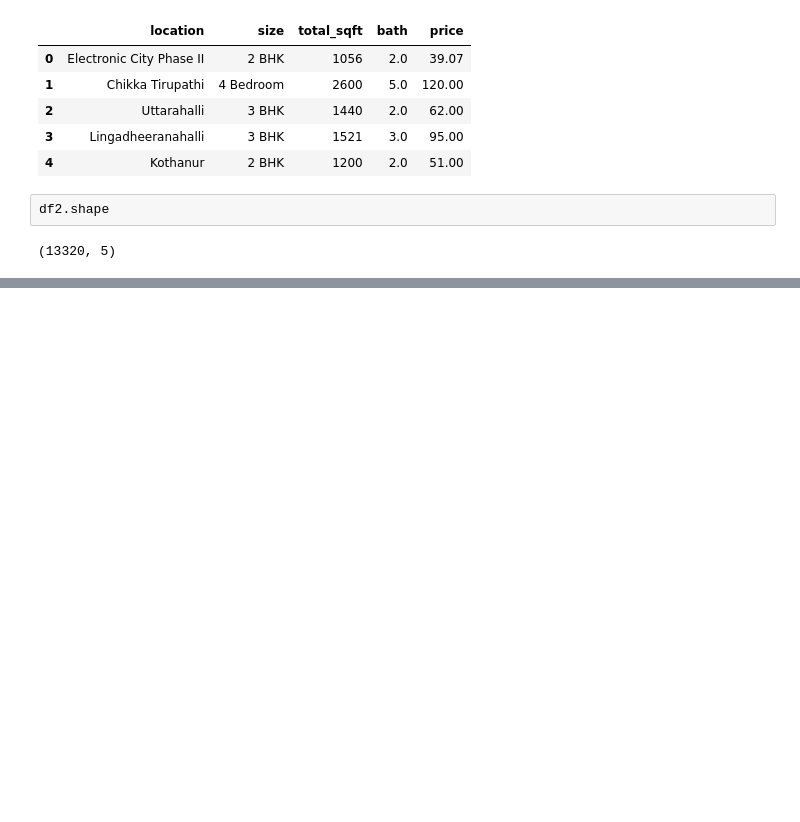
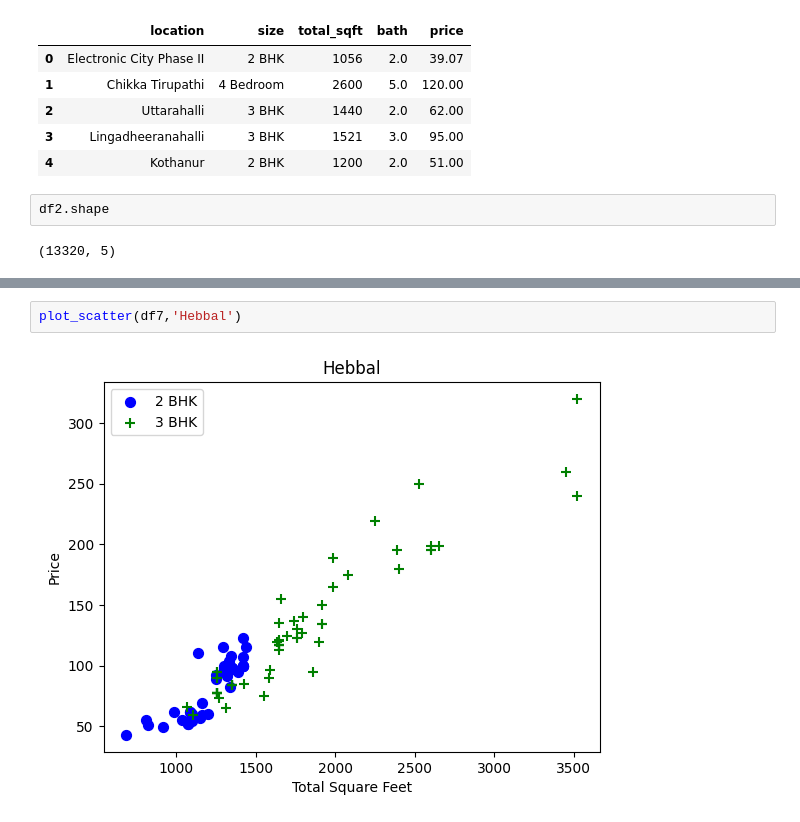
Before and after one commit to Micky373/end_to_end_home_price_prediction_ml_project, a Jupyter notebook: notebooks/EDA.ipynb, the cells around one changed output, grey strips where cells are left out. Drawn from its saved outputs; the diff is of its cells as text; blank space fills up the shorter version.

```diff
--- a/notebooks/EDA.ipynb
+++ b/notebooks/EDA.ipynb
@@ -51,0 +330,4 @@ df2.shape
+# %%
+plot_scatter(df7,'Hebbal')
+# %% [output]
+[figure, added]
```
Also changed, not shown: parts of 47 cells of this notebook, 1 other file.
